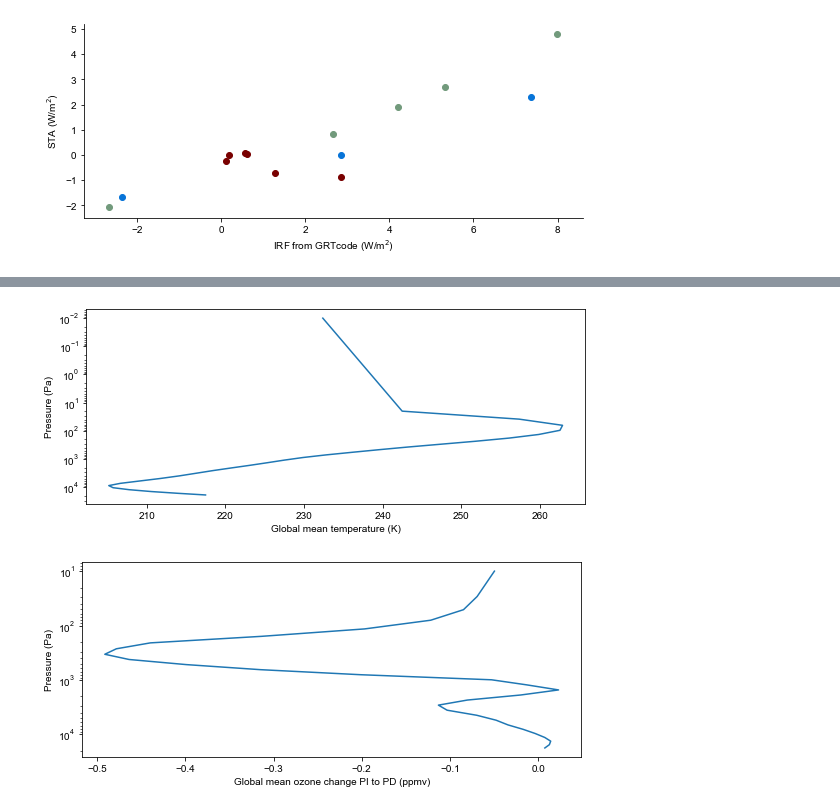
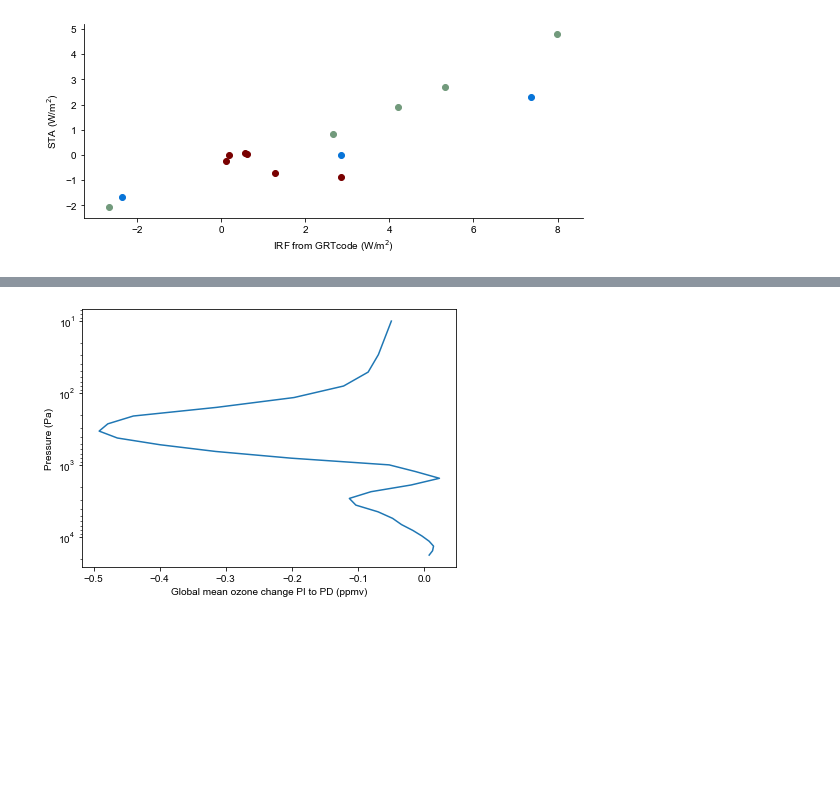
Before and after one commit to RobertPincus/rfmip-benchmark-paper-figures, a Jupyter notebook: Figures-revised.ipynb, the cells around one changed output, grey strips where cells are left out. Saved outputs shown, nothing was run; the diff lists cells and outputs as text; code cells hidden in the pictures; blank space fills up the shorter version.

```diff
--- a/Figures-revised.ipynb
+++ b/Figures-revised.ipynb
@@ -429,12 +432,20 @@ if save_figs: plt.savefig(figdir.joinpath('All-STAs.pdf'), dpi=600, transparent=
 # %%
+#
+# Include PI CO2 experiment
+#
 allCO2Forcing = co2Forcing
 allCO2Forcing.extend(["PI CO2"])
-plt.scatter(            grt_fluxes.fln.isel(level=toa).sel(expt=allCO2Forcing),
+
+aspect_ratio = 4.8/6.8
+size_mult    = 1.2
+mpl.rcParams["figure.figsize"] = [fig_width * size_mult, fig_width * aspect_ratio * size_mult]
+fig, ax = plt.subplots()
+ax.scatter(            grt_fluxes.fln.isel(level=toa).sel(expt=allCO2Forcing),
             (adj_fluxes/grt_fluxes).fln.isel(level=toa).sel(expt=allCO2Forcing),
             color = col_lw)
 sb.despine()
-plt.xlabel("Instantaneous flux change (W/m$^2$)")
-plt.ylabel("Relative impact of stratospheric equilibration")
-plt.tight_layout()
-if save_figs: plt.savefig(figdir.joinpath('Strat-adjusted-cooling.pdf'), dpi=600, transparent=True)
+ax.set(xlabel = "Instantaneous flux change (W/m$^2$)",
+       ylabel = "Relative impact of stratospheric equilibration")
+fig.tight_layout()
+if save_figs: fig.savefig(figdir.joinpath('CO2-adjustment-ratio.pdf'), dpi=600, transparent=True)
 # %% [output]
@@ -497,22 +487,15 @@ plt.savefig(figdir.joinpath('Temp-profile-changes.pdf'), dpi=600, transparent=Tr
 # %%
-plt.plot((t_sta.sel(expt="PD")).where(p_lev <= 20000, drop=True),
-         p_lev.where(p_lev <= 20000, drop=True))
+#
+# What's the global-mean change in the stratospheric ozone profile? (not in the paper)
+#
+plt.plot(1.e6 * o3_change.where(pres_layer <= 20000, drop=True),
+         pres_layer.where(pres_layer <= 20000, drop=True))
 plt.gca().invert_yaxis()
-plt.xlabel("Global mean temperature (K)")
+plt.xlabel("Global mean ozone change PI to PD (ppmv)")
 plt.ylabel("Pressure (Pa)")
 plt.yscale("log")
-plt.savefig(figdir.joinpath('PD-Temp-profile.pdf'), dpi=600, transparent=True)
+
+
+plt.savefig(figdir.joinpath('Ozone-profile-changes.pdf'), dpi=600, transparent=True)
 # %% [output]
-[figure, old version]
+[figure, new version]
-# %%
-plt.plot(1.e6 * o3_change.where(pres_layer <= 20000, drop=True),
-         pres_layer.where(pres_layer <= 20000, drop=True))
-plt.gca().invert_yaxis()
-plt.xlabel("Global mean ozone change PI to PD (ppmv)")
-plt.ylabel("Pressure (Pa)")
-plt.yscale("log")
-
-
-plt.savefig(figdir.joinpath('Ozone-profile-changes.pdf'), dpi=600, transparent=True)
-# %% [output]
-[figure, removed]
```
Also changed, not shown: parts of 8 cells of this notebook.
